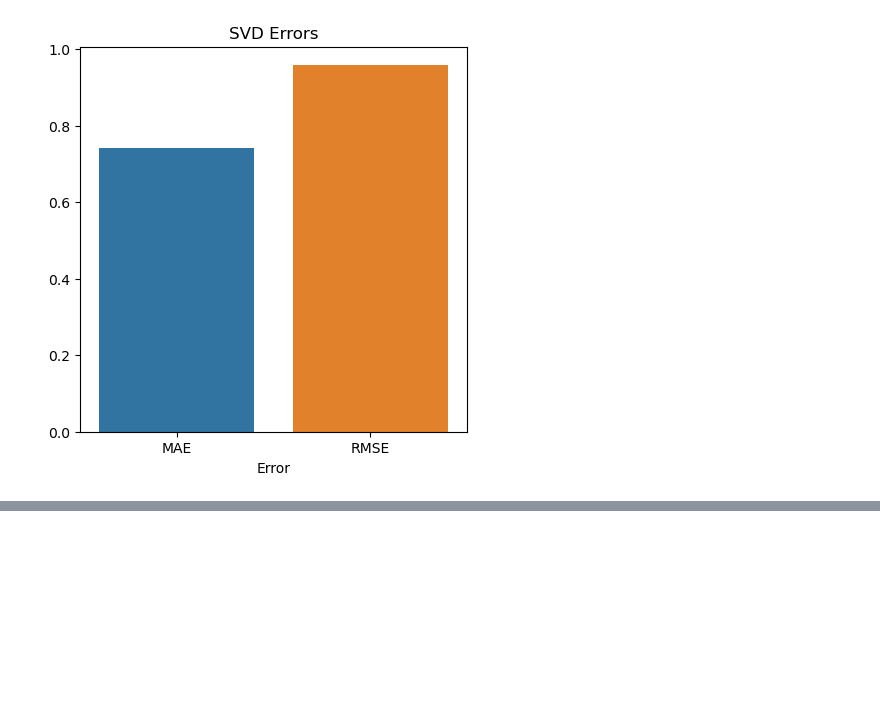
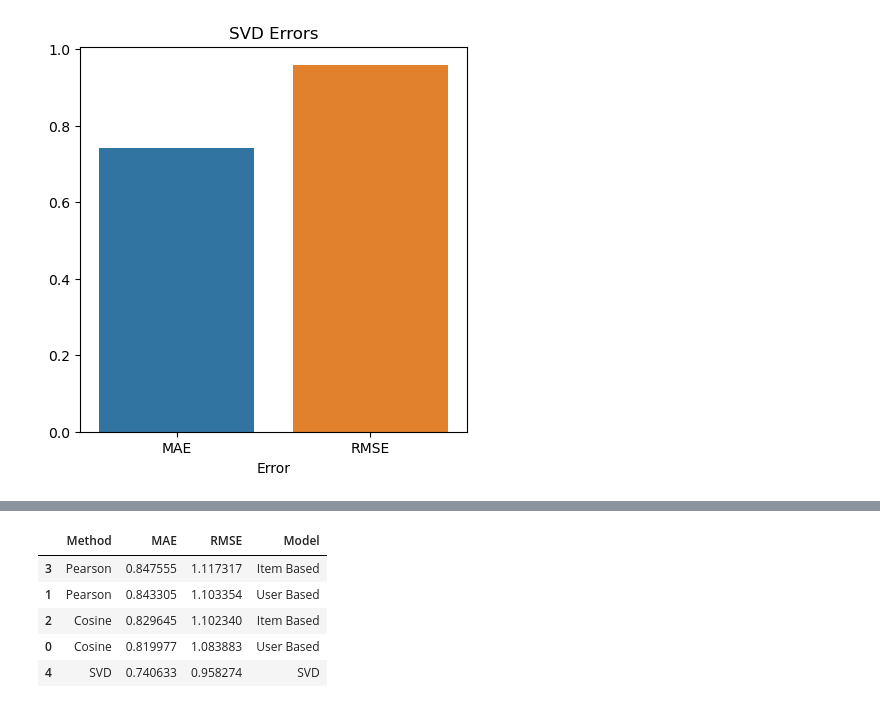
Before and after one commit to moderyg1/CSIT557-Recommendation-System, a Jupyter notebook: notebooks/comparisons.ipynb, the cells around one changed output, grey strips where cells are left out. Saved outputs shown, nothing was run; the diff lists cells and outputs as text; code cells hidden in the pictures; blank space fills up the shorter version.

```diff
--- a/notebooks/comparisons.ipynb
+++ b/notebooks/comparisons.ipynb
@@ -53,0 +66,10 @@ svd
+# %%
+df_all = df_all.reset_index(drop=True).sort_values("MAE", ascending=False)
+df_all
+# %% [output]
+|  | Method | MAE | RMSE | Model |
+| 3 | Pearson | 0.847555 | 1.117317 | Item Based |
+| 1 | Pearson | 0.843305 | 1.103354 | User Based |
+| 2 | Cosine | 0.829645 | 1.102340 | Item Based |
+| 0 | Cosine | 0.819977 | 1.083883 | User Based |
+| 4 | SVD | 0.740633 | 0.958274 | SVD |
```
Also changed, not shown: parts of 3 cells of this notebook, 2 other files.
